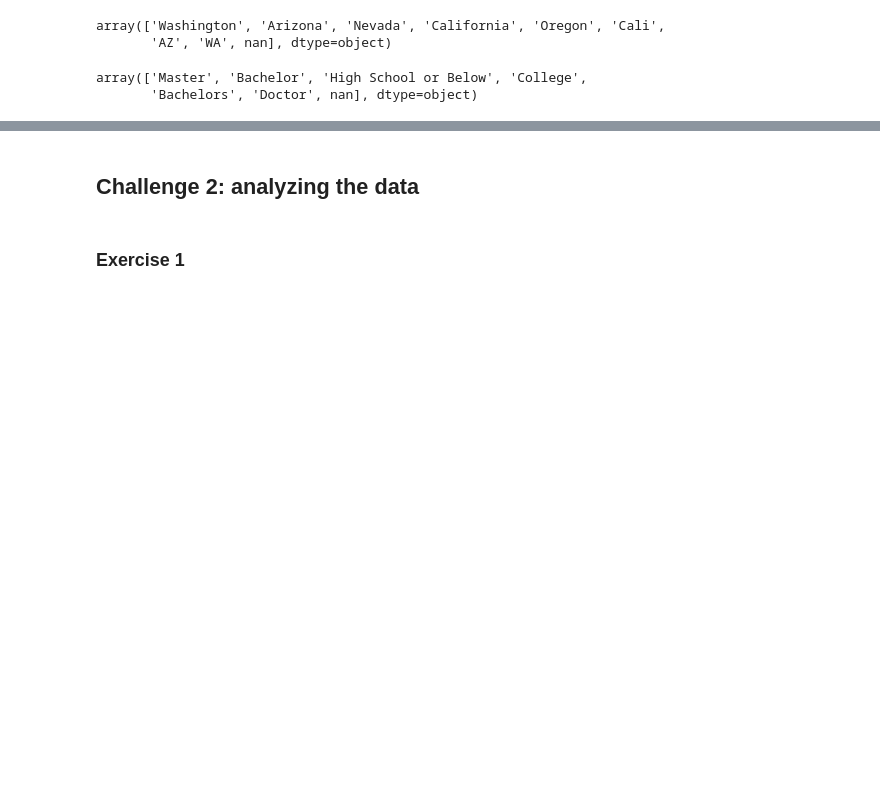
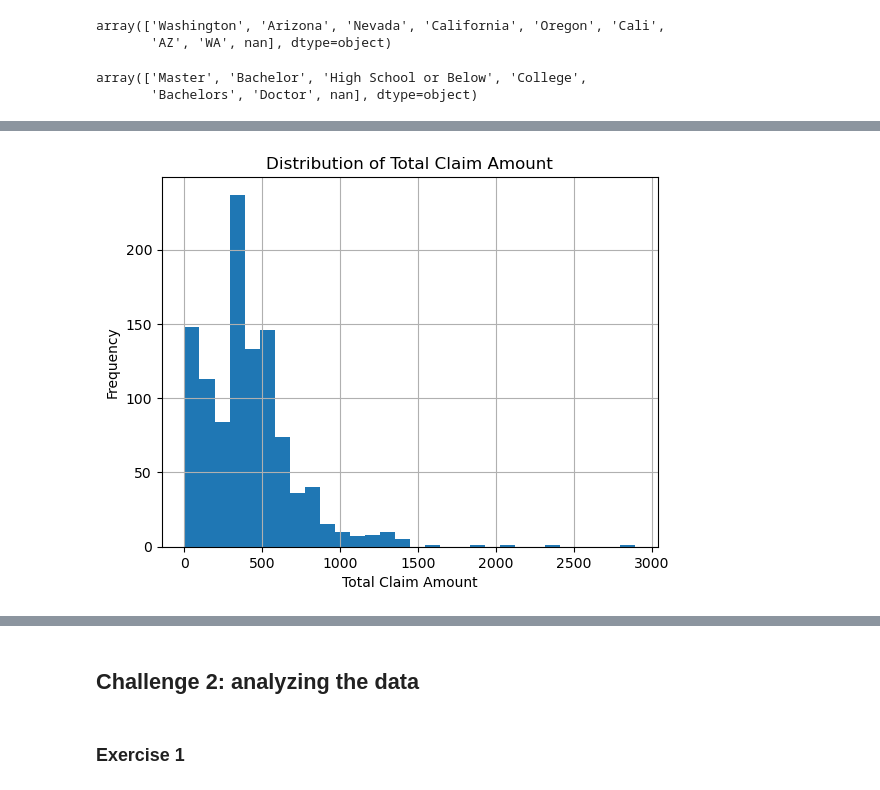
Before and after one commit to SheryllD/lab-dw-pandas, a Jupyter notebook: lab-dw-pandas.ipynb, the cells around one changed output, grey strips where cells are left out. Drawn from its saved outputs; the diff is of its cells as text; code cells hidden in the pictures; blank space fills up the shorter version.

```diff
--- a/lab-dw-pandas.ipynb
+++ b/lab-dw-pandas.ipynb
@@ -211,0 +217,14 @@ dtype: object
+# %%
+category_corrections = {
+    "Femal": "Female",
+    "female": "Female",
+    "F": "Female",
+    "Male": "M",
+    "WA": "Washington",
+    "AZ": "Arizona",
+    "Cali": "California",
+    "Bachelors": "Bachelor"
+}
+# Applying corrrections to the relevant columns
+for col in["GENDER", "ST", "Education"]:
+    df[col] = df[col].replace(category_corrections)
@@ -213,0 +446,11 @@ dtype: object
+# %%
+# Plot a histogram to check the claim distribution
+
+import matplotlib.pyplot as plt
+df["Total Claim Amount"].hist(bins=30)
+plt.xlabel("Total Claim Amount")
+plt.ylabel("Frequency")
+plt.title("Distribution of Total Claim Amount")
+plt.show()
+# %% [output]
+[figure, added]
```
Also changed, not shown: parts of 20 cells of this notebook.
